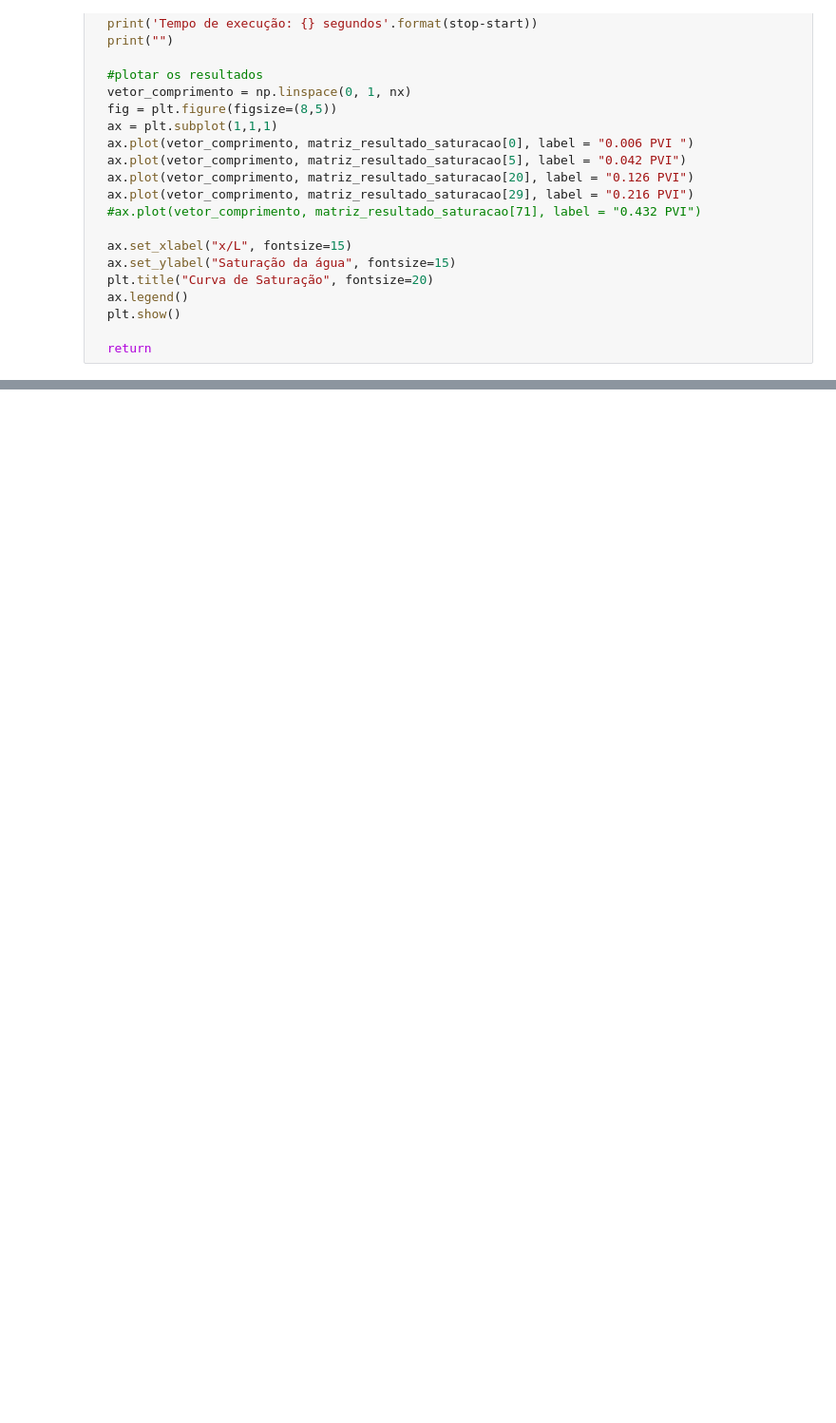
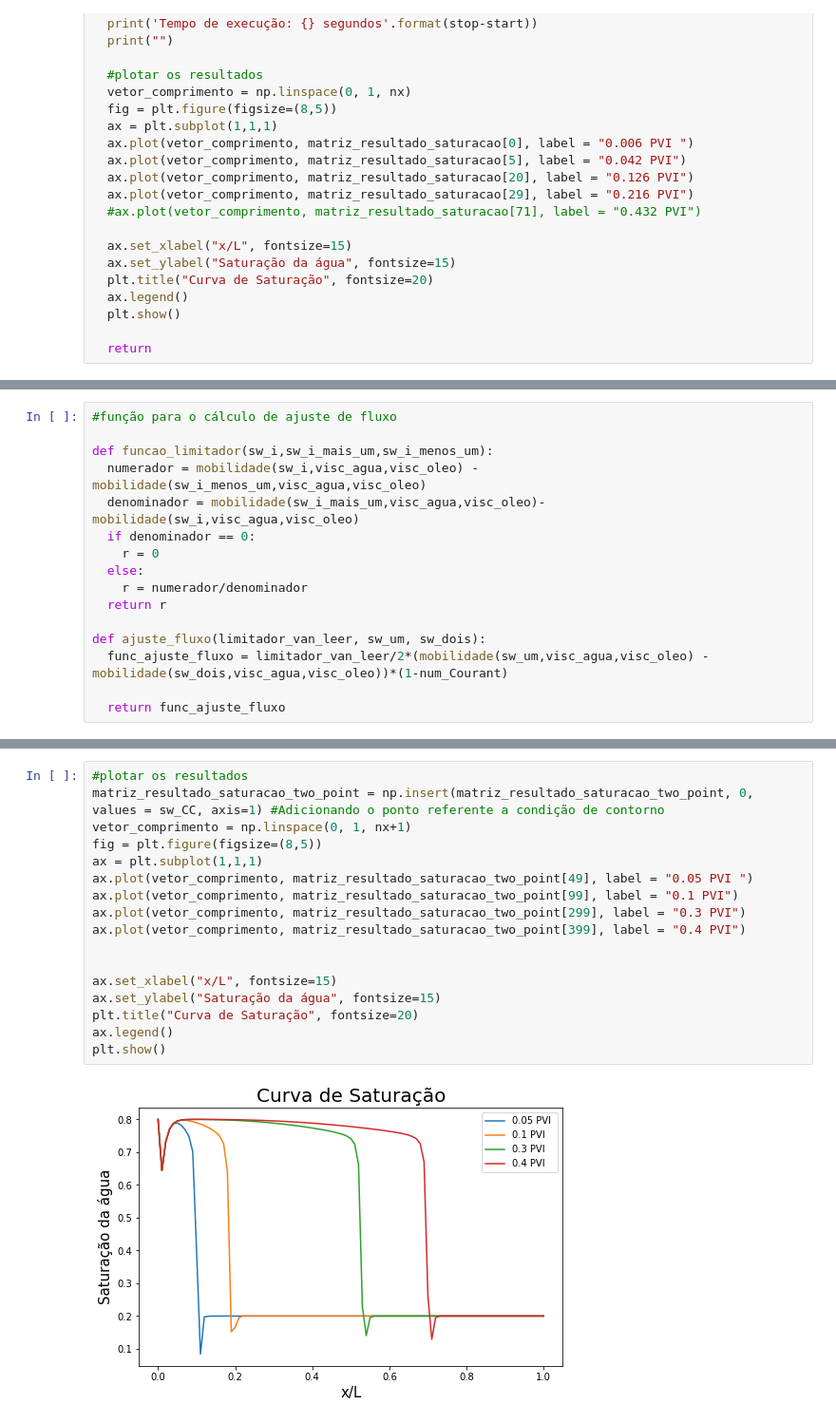
Before and after one commit to igcampos/Mestrado, a Jupyter notebook: saturacao_explicit.ipynb, the cells around one changed output, grey strips where cells are left out. Shown: that part at 95% size. Drawn from its saved outputs; the diff is of its cells as text; blank space fills up the shorter version.

```diff
--- a/saturacao_explicit.ipynb
+++ b/saturacao_explicit.ipynb
@@ -691,0 +765,16 @@ def explicit_saturation_excel():
+# %%
+#função para o cálculo de ajuste de fluxo
+
+def funcao_limitador(sw_i,sw_i_mais_um,sw_i_menos_um):
+  numerador = mobilidade(sw_i,visc_agua,visc_oleo) - mobilidade(sw_i_menos_um,visc_agua,visc_oleo)
+  denominador = mobilidade(sw_i_mais_um,visc_agua,visc_oleo)-mobilidade(sw_i,visc_agua,visc_oleo)
+  if denominador == 0:
+    r = 0
+  else:
+    r = numerador/denominador
+  return r
+
+def ajuste_fluxo(limitador_van_leer, sw_um, sw_dois):
+  func_ajuste_fluxo = limitador_van_leer/2*(mobilidade(sw_um,visc_agua,visc_oleo) - mobilidade(sw_dois,visc_agua,visc_oleo))*(1-num_Courant)
+
+  return func_ajuste_fluxo
@@ -691,0 +918,19 @@ def explicit_saturation_excel():
+# %%
+#plotar os resultados
+matriz_resultado_saturacao_two_point = np.insert(matriz_resultado_saturacao_two_point, 0, values = sw_CC, axis=1) #Adicionando o ponto referente a condição de contorno
+vetor_comprimento = np.linspace(0, 1, nx+1)
+fig = plt.figure(figsize=(8,5))
+ax = plt.subplot(1,1,1)
+ax.plot(vetor_comprimento, matriz_resultado_saturacao_two_point[49], label = "0.05 PVI ")
+ax.plot(vetor_comprimento, matriz_resultado_saturacao_two_point[99], label = "0.1 PVI")
+ax.plot(vetor_comprimento, matriz_resultado_saturacao_two_point[299], label = "0.3 PVI")
+ax.plot(vetor_comprimento, matriz_resultado_saturacao_two_point[399], label = "0.4 PVI")
+
+
+ax.set_xlabel("x/L", fontsize=15)
+ax.set_ylabel("Saturação da água", fontsize=15)
+plt.title("Curva de Saturação", fontsize=20)
+ax.legend()
+plt.show()
+# %% [output]
+[figure, added]
```
Also changed, not shown: parts of 73 cells of this notebook.
